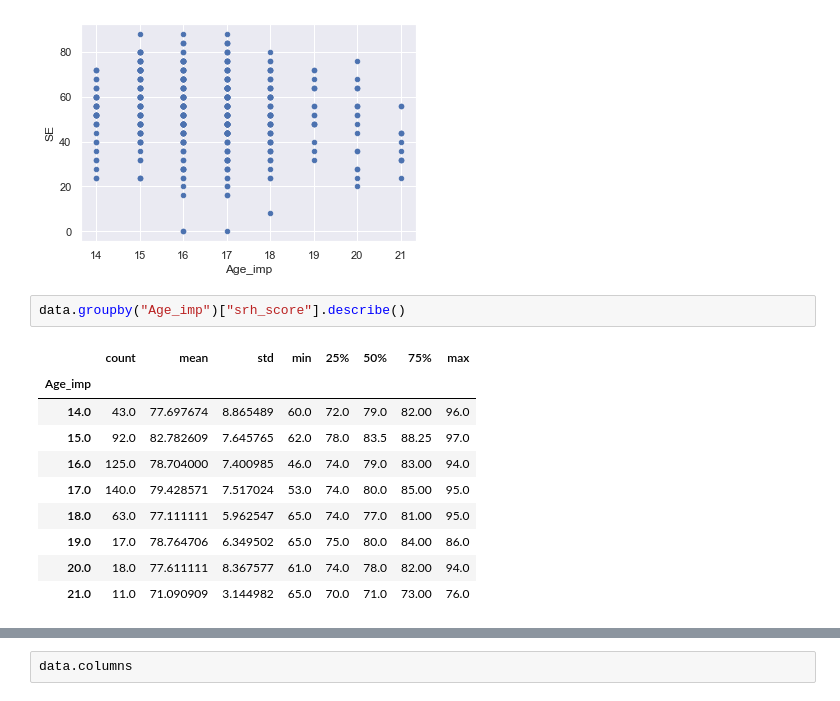
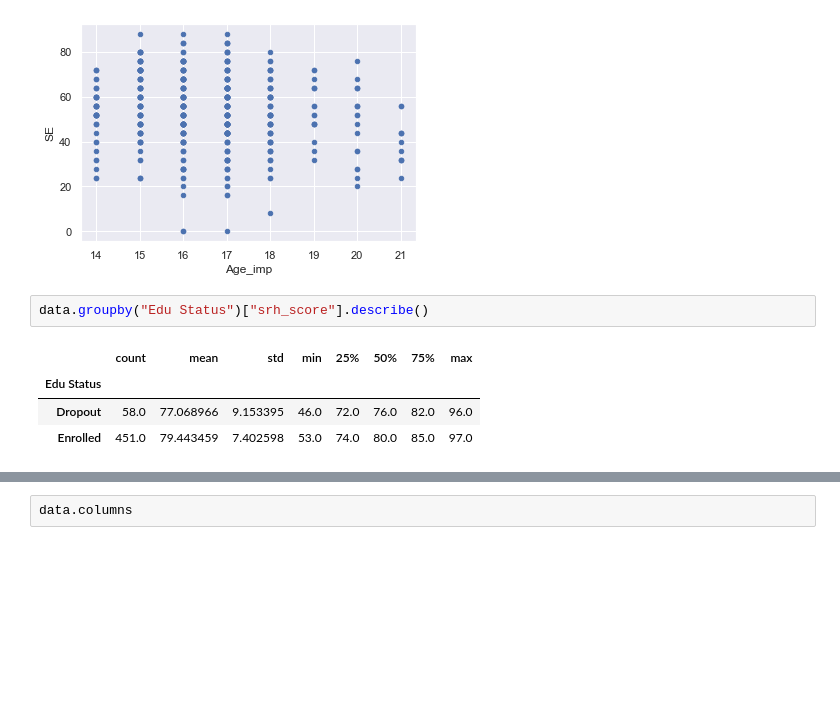
Before and after one commit to muskanjain7/self-esteem-project, a Jupyter notebook: self-esteem create data.ipynb, the cells around one changed output, grey strips where cells are left out. Cells and saved outputs as stored; diff of their text form; blank space fills up the shorter version.

```diff
--- a/self-esteem create data.ipynb
+++ b/self-esteem create data.ipynb
@@ -391,16 +383,10 @@ data.plot.scatter(x="Age_imp", y="SE")
 <AxesSubplot:xlabel='Age_imp', ylabel='SE'>
 [figure]
 # %%
-data.groupby("Age_imp")["srh_score"].describe()
+data.groupby("Edu Status")["srh_score"].describe()
 # %% [output]
 |  | count | mean | std | min | 25% | 50% | 75% | max |
-| Age_imp |  |  |  |  |  |  |  |  |
-| 14.0 | 43.0 | 77.697674 | 8.865489 | 60.0 | 72.0 | 79.0 | 82.00 | 96.0 |
-| 15.0 | 92.0 | 82.782609 | 7.645765 | 62.0 | 78.0 | 83.5 | 88.25 | 97.0 |
-| 16.0 | 125.0 | 78.704000 | 7.400985 | 46.0 | 74.0 | 79.0 | 83.00 | 94.0 |
-| 17.0 | 140.0 | 79.428571 | 7.517024 | 53.0 | 74.0 | 80.0 | 85.00 | 95.0 |
-| 18.0 | 63.0 | 77.111111 | 5.962547 | 65.0 | 74.0 | 77.0 | 81.00 | 95.0 |
-| 19.0 | 17.0 | 78.764706 | 6.349502 | 65.0 | 75.0 | 80.0 | 84.00 | 86.0 |
-| 20.0 | 18.0 | 77.611111 | 8.367577 | 61.0 | 74.0 | 78.0 | 82.00 | 94.0 |
-| 21.0 | 11.0 | 71.090909 | 3.144982 | 65.0 | 70.0 | 71.0 | 73.00 | 76.0 |
+| Edu Status |  |  |  |  |  |  |  |  |
+| Dropout | 58.0 | 77.068966 | 9.153395 | 46.0 | 72.0 | 76.0 | 82.0 | 96.0 |
+| Enrolled | 451.0 | 79.443459 | 7.402598 | 53.0 | 74.0 | 80.0 | 85.0 | 97.0 |
 # %%
```
Also changed, not shown: parts of 17 cells of this notebook, 17 other files.
